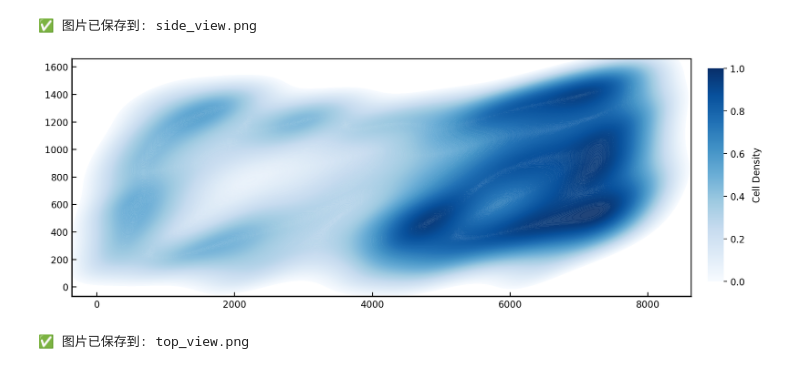
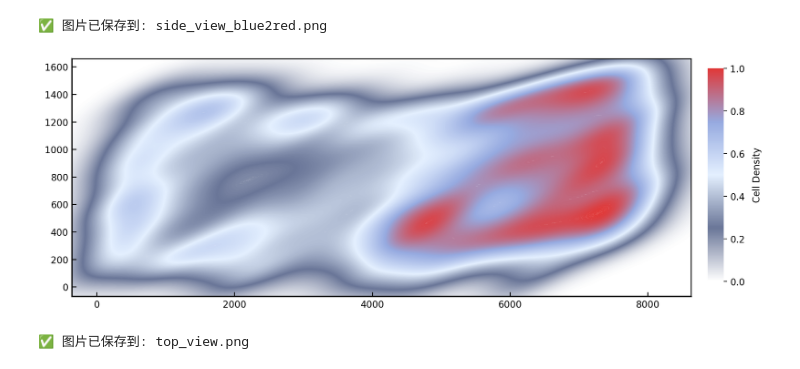
Before and after one commit to TaoYySC/circularDensityPlot, a Jupyter notebook: circular_density_plot.ipynb, the cells around one changed output. Drawn from its saved outputs; the diff is of its cells as text; code cells hidden in the pictures.

```diff
--- a/circular_density_plot.ipynb
+++ b/circular_density_plot.ipynb
@@ -50,25 +53,37 @@ def plot_circular_density(file_path, cmap_color="Blues", save_path="circular_den
     fig, ax = plt.subplots(figsize=(12, 8))  # **长:宽 = 3:1**
 
     # 解析颜色映射
-    if cmap_color.startswith("#"):
-        try:
-            cmap_color = mcolors.LinearSegmentedColormap.from_list("custom", [cmap_color])
-        except ValueError:
-            print(f"错误: 无法解析颜色 {cmap_color}，请使用有效颜色！")
-            return
-    else:
-        cmap_color = sns.color_palette(cmap_color, as_cmap=True)
+    # cmap_color = mcolors.LinearSegmentedColormap.from_list("custom_cmap", ["blue", "red"])
+    cmap_color = mcolors.LinearSegmentedColormap.from_list("custom_cmap", ["white","#6a7698","#e4f0ff","#96aae0","#e03939"])
+    # if cmap_color.startswith("#"):
+    #     try:
+    #         cmap_color = mcolors.LinearSegmentedColormap.from_list("custom", [cmap_color])
+    #     except ValueError:
+    #         print(f"错误: 无法解析颜色 {cmap_color}，请使用有效颜色！")
+    #         return
+    # else:
+    #     cmap_color = sns.color_palette(cmap_color, as_cmap=True)
 
     # **绘制 KDE 密度图**
     try:
+        # kde = sns.kdeplot(
+        #     x=df.x, y=df.y,
+        #     cmap=cmap_color,
+        #     fill=True,
+        #     levels=10000,
+        #     bw_adjust=0.9,
+        #     ax=ax,
+        #     alpha=0.9
+        # )
         kde = sns.kdeplot(
             x=df.x, y=df.y,
             cmap=cmap_color,
             fill=True,
-            levels=500,
-            bw_adjust=0.9,
-            ax=ax,
-            alpha=0.9
+            levels=10000,  # 适当增加 levels
+            bw_adjust=0.8,  # 控制平滑度
+            thresh=0,  # 确保低密度区域也可见
+            alpha=0.9,
+            ax=ax
         )
     except Exception as e:
         print(f"KDE 计算错误: {e}")
@@ -96,37 +111,37 @@ def plot_circular_density(file_path, cmap_color="Blues", save_path="circular_den
     border_rect = Rectangle(
         (x_min - padding_x, y_min - padding_y),
         (x_max - x_min) + 2 * padding_x,
         (y_max - y_min) + 2 * padding_y,
         linewidth=2, edgecolor='black', facecolor='none'
     )
     ax.add_patch(border_rect)
 
     # **添加颜色比例尺**
     cbar_ax = fig.add_axes([0.92, 0.3, 0.02, 0.4])  # **调整位置**
     norm = plt.Normalize(vmin=0, vmax=1)  # 归一化颜色映射
     sm = plt.cm.ScalarMappable(cmap=cmap_color, norm=norm)
     sm.set_array([])
     cbar = plt.colorbar(sm, cax=cbar_ax, orientation='vertical')
 
     # **优化比例尺**
     cbar.outline.set_visible(False)
     cbar.set_label("Cell Density", fontsize=10, labelpad=8)
 
     # **保存图片**
-    fig.savefig(save_path, dpi=300, bbox_inches='tight', transparent=True)
+    # fig.savefig(save_path, dpi=300, bbox_inches='tight', transparent=True)
     print(f"✅ 图片已保存到: {save_path}")
 
     # 显示图像
     plt.show()
 
 # 设置数据文件路径
 file_path = "side view-坐标.csv"
 
 # 运行绘制并保存图片
-plot_circular_density(file_path, cmap_color="Blues", save_path="side_view.png")
+plot_circular_density(file_path, cmap_color="Reds", save_path="side_view_blue2red.png")
 # %% [output]
-✅ 图片已保存到: side_view.png
+✅ 图片已保存到: side_view_blue2red.png
-[figure, old version]
+[figure, new version]
 # %%
 import pandas as pd
 import seaborn as sns
```
Also changed, not shown: parts of 1 cell of this notebook, 1 other file.
